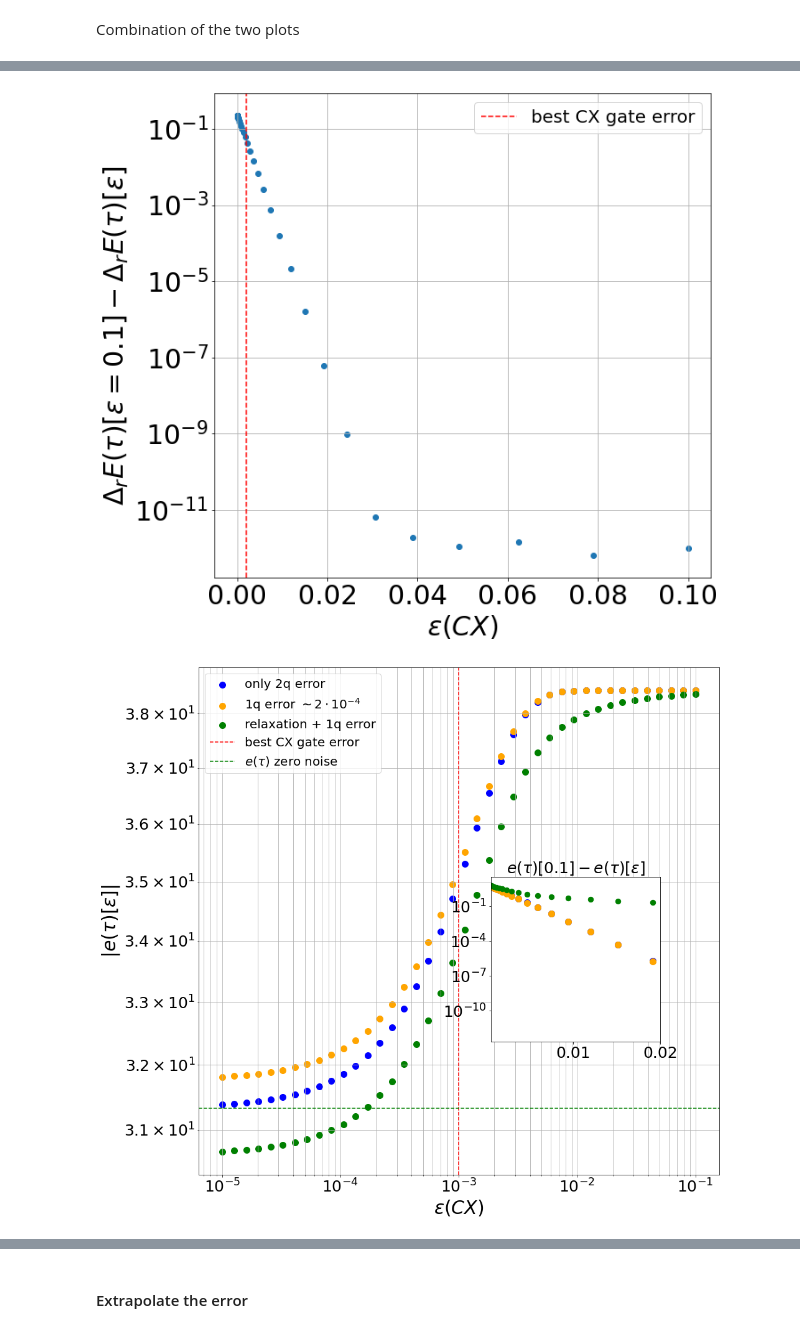
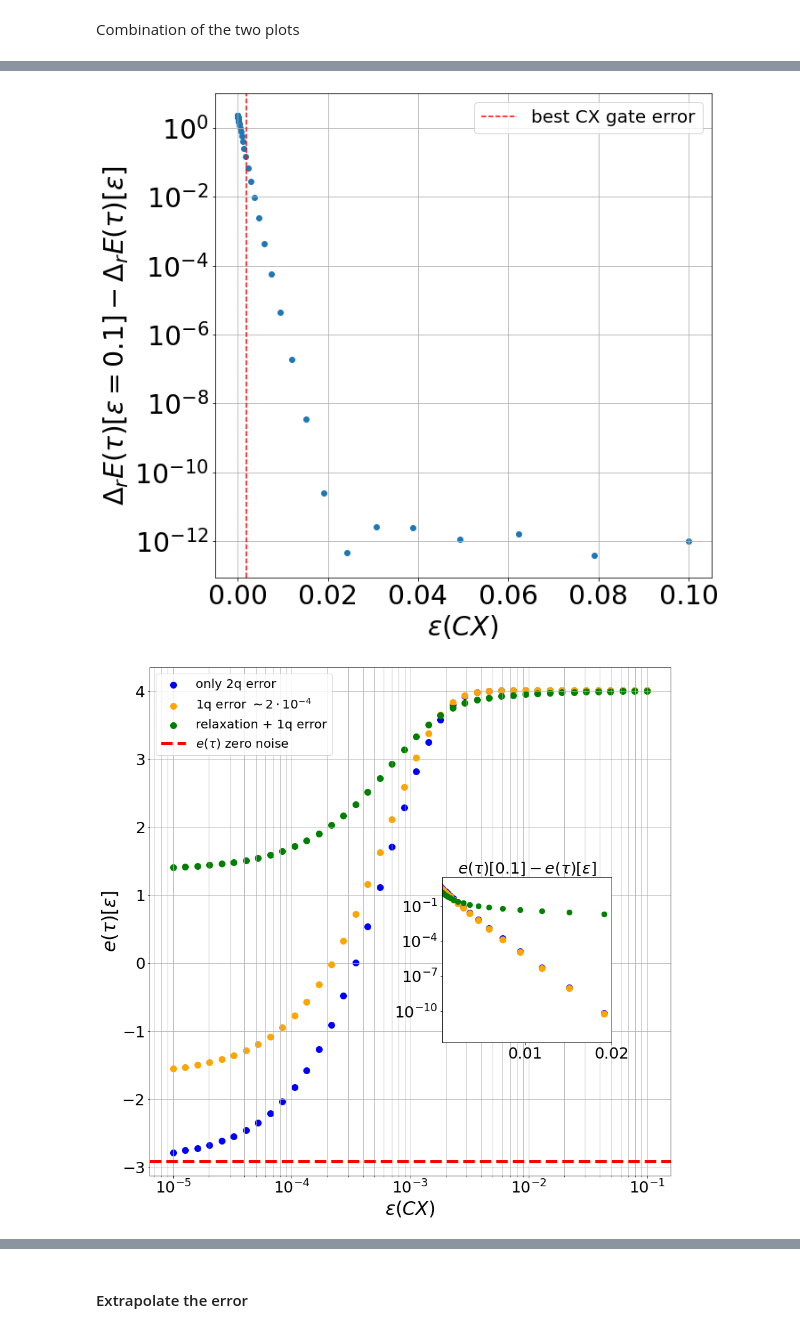
Before and after one commit to emacosta95/2nd_qa4nsm, a Jupyter notebook: ImplementationonQiskit.ipynb, the cells around one changed output, grey strips where cells are left out. Drawn from its saved outputs; the diff is of its cells as text; code cells hidden in the pictures.

```diff
--- a/ImplementationonQiskit.ipynb
+++ b/ImplementationonQiskit.ipynb
@@ -127,7 +127,7 @@ print(n_operator.to_matrix())
 # %% [markdown]
 #### Build-up the driver Hamiltonian
 # %%
-coupling_term=-26.7221
+coupling_term=-1.5678999999999998
 Z_tuples=[("Z", [0], -0.5*coupling_term)]
 I_tuples=[('I',[0],0.5*coupling_term)]
 
@@ -181,8 +181,8 @@ Trotter-Time evolution without noise
 # %%
 
 #final_state=Statevector(circuit_opt)
-time_steps=100
-tf=10
+time_steps=150
+tf=15
 time=np.linspace(0,tf,time_steps)
 dt=tf/time_steps
 #b=0.8
@@ -635,57 +636,59 @@ plt.ylabel(r'$\Delta_r E(\tau)[\epsilon=0.1]-\Delta_r E(\tau)[\epsilon]$',fontsi
 
 plt.show()
 # %% [output]
-[figure, old version]
+[figure, new version]
 # %%
 import matplotlib.pyplot as plt
 from mpl_toolkits.axes_grid1.inset_locator import inset_axes
 
 fig, ax = plt.subplots(figsize=(15, 15))
 
+
+
 # === Main plot: 1 - Fidelity ===
-ax.scatter(cx_error_rates, np.abs(energies_vs_noise), color='blue' , s=100,label='only 2q error')
-ax.scatter(cx_error_rates, np.abs(energies_vs_noise_1qerror), color='orange', label='1q error $\sim 2 \cdot 10^{-4}$', s=100)
-ax.scatter(cx_error_rates, np.abs(energies_vs_noise_dec), color='green', label='relaxation + 1q error', s=100)
-ax.axvline(x=1e-3, color='red', linestyle='--', label='best CX gate error')
+ax.scatter(cx_error_rates, (energies_vs_noise), color='blue' , s=100,label='only 2q error')
+ax.scatter(cx_error_rates, (energies_vs_noise_1qerror), color='orange', label='1q error $\sim 2 \cdot 10^{-4}$', s=100)
+ax.scatter(cx_error_rates, (energies_vs_noise_dec), color='green', label='relaxation + 1q error', s=100)
+#ax.axvline(x=1e-3, color='red', linestyle='--', label='best CX gate error')
 #ax.set_xscale('log')
 #ax.set_yscale('log')2
 #ax.set_xlim([5e-3, 0.02])
-ax.loglog()
+ax.semilogx()
 ax.set_xlabel(r'$\epsilon(CX)$', fontsize=30)
-ax.set_ylabel(r'$|e(\tau)[\epsilon]|$', fontsize=30)
+ax.set_ylabel(r'$e(\tau)[\epsilon]$', fontsize=30)
 ax.tick_params(labelsize=25)
 ax.tick_params(labelsize=25,which='minor')
-ax.axhline(y=np.abs(energy[-1]), label=r'$e(\tau)$ zero noise',linestyle='--',color='green')
+ax.axhline(y=(energy[-1]), label=r'$e(\tau)$ zero noise',linestyle='--',color='red',linewidth=5)
 ax.grid(True, which='both')
 ax.legend(fontsize=20)
 
 # === Inset plot: Fidelity difference ===
 ax_inset = inset_axes(
     ax,
     width="65%", height="65%",
     bbox_to_anchor=(0.55, 0.25, 0.5, 0.5),  # (x0, y0, width, height) in axes fraction
     bbox_transform=ax.transAxes,
     loc='lower left', borderpad=1
 )
 
 y_diff = np.abs(energies_vs_noise[-1] - energies_vs_noise) + 1e-12
 ax_inset.scatter(cx_error_rates, y_diff, color='blue', s=100)
 y_diff = np.abs(energies_vs_noise_1qerror[-1] - energies_vs_noise_1qerror) + 1e-12
 ax_inset.scatter(cx_error_rates, y_diff, color='orange', s=100)
 y_diff = np.abs(energies_vs_noise_dec[-1] - energies_vs_noise_dec) + 1e-12
 ax_inset.scatter(cx_error_rates, y_diff, color='green', s=70)
 # ax_inset.set_xscale('log')
 # ax_inset.set_yscale('log')
 ax_inset.set_xlim([5e-4, 0.02])
 ax_inset.tick_params(labelsize=25)
 ax_inset.tick_params(labelsize=25,which='minor')
 ax_inset.semilogy()
 ax_inset.set_title(r'$  e(\tau)[0.1] -  e(\tau)[\epsilon]$', fontsize=25)
 ax_inset.semilogy()
 
 plt.show()
 # %% [output]
-[figure, old version]
+[figure, new version]
 # %%
 import numpy as np
 from scipy.optimize import curve_fit
```
Also changed, not shown: parts of 33 cells of this notebook, 10 other files.
